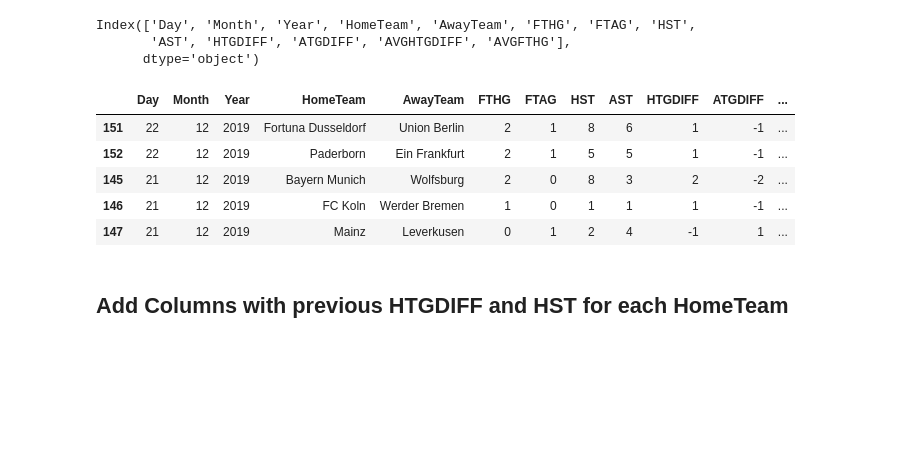
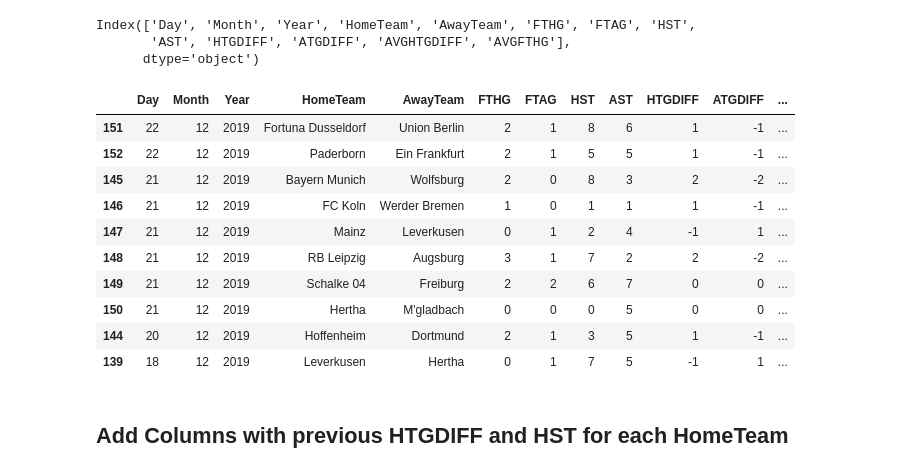
Before and after one commit to prithvi-kam/bookie, a Jupyter notebook: home_team_prediction.ipynb, the cells around one changed output. Drawn from its saved outputs; the diff is of its cells as text; code cells hidden in the pictures; blank space fills up the shorter version.

```diff
--- a/home_team_prediction.ipynb
+++ b/home_team_prediction.ipynb
@@ -42,14 +44,19 @@ Index(['Day', 'Month', 'Year', 'HomeTeam', 'AwayTeam', 'FTHG', 'FTAG', 'HST',
        'AST', 'HTGDIFF', 'ATGDIFF', 'AVGHTGDIFF', 'AVGFTHG'],
       dtype='object')
 # %%
-df_both_seasons.head()
+df_both_seasons.head(10)
 # %% [output]
 |  | Day | Month | Year | HomeTeam | AwayTeam | FTHG | FTAG | HST | AST | HTGDIFF | ATGDIFF | ... |
 | 151 | 22 | 12 | 2019 | Fortuna Dusseldorf | Union Berlin | 2 | 1 | 8 | 6 | 1 | -1 | ... |
 | 152 | 22 | 12 | 2019 | Paderborn | Ein Frankfurt | 2 | 1 | 5 | 5 | 1 | -1 | ... |
 | 145 | 21 | 12 | 2019 | Bayern Munich | Wolfsburg | 2 | 0 | 8 | 3 | 2 | -2 | ... |
 | 146 | 21 | 12 | 2019 | FC Koln | Werder Bremen | 1 | 0 | 1 | 1 | 1 | -1 | ... |
 | 147 | 21 | 12 | 2019 | Mainz | Leverkusen | 0 | 1 | 2 | 4 | -1 | 1 | ... |
+| 148 | 21 | 12 | 2019 | RB Leipzig | Augsburg | 3 | 1 | 7 | 2 | 2 | -2 | ... |
+| 149 | 21 | 12 | 2019 | Schalke 04 | Freiburg | 2 | 2 | 6 | 7 | 0 | 0 | ... |
+| 150 | 21 | 12 | 2019 | Hertha | M'gladbach | 0 | 0 | 0 | 5 | 0 | 0 | ... |
+| 144 | 20 | 12 | 2019 | Hoffenheim | Dortmund | 2 | 1 | 3 | 5 | 1 | -1 | ... |
+| 139 | 18 | 12 | 2019 | Leverkusen | Hertha | 0 | 1 | 7 | 5 | -1 | 1 | ... |
 # %% [markdown]
 ## Add Columns with previous HTGDIFF and HST for each HomeTeam
 # %%
```
Also changed, not shown: parts of 3 cells of this notebook.
